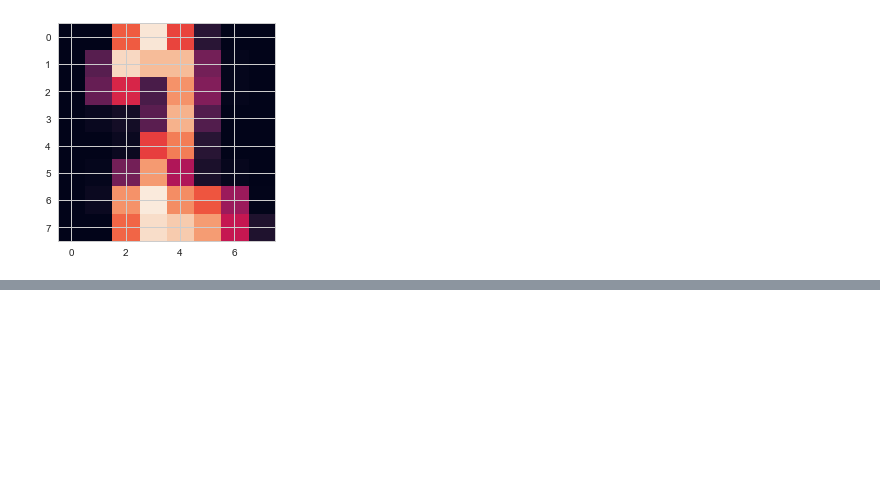
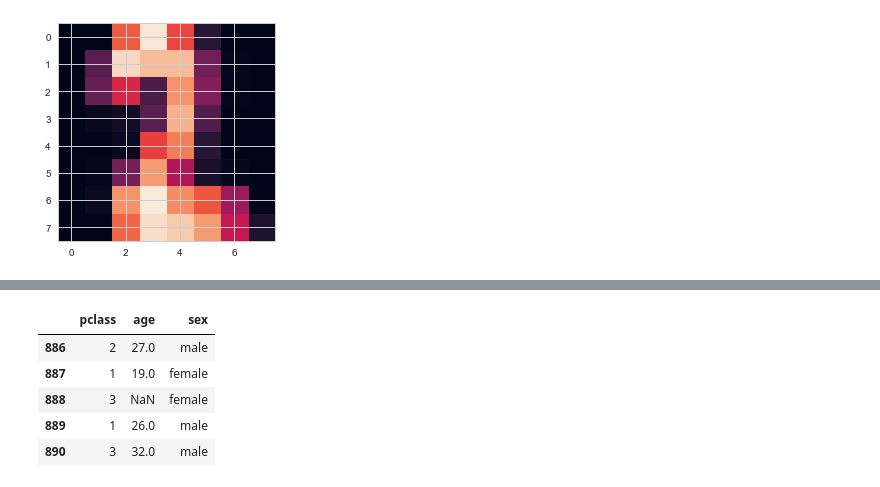
Before and after one commit to heemokyim/codingplace, a Jupyter notebook: fastcampus/dss/data_science/naive_bern_norm.ipynb, the cells around one changed output, grey strips where cells are left out. Cells and saved outputs as stored; diff of their text form; code cells hidden in the pictures; blank space fills up the shorter version.

```diff
--- a/fastcampus/dss/data_science/naive_bern_norm.ipynb
+++ b/fastcampus/dss/data_science/naive_bern_norm.ipynb
@@ -200,0 +414,13 @@ plt.imshow(tmp[2])
+# %%
+df = sns.load_dataset("titanic")
+feature_names = ["pclass", "age", "sex"]
+dfX = df[feature_names].copy()
+dfy = df["survived"].copy()
+dfX.tail()
+# %% [output]
+|  | pclass | age | sex |
+| 886 | 2 | 27.0 | male |
+| 887 | 1 | 19.0 | female |
+| 888 | 3 | NaN | female |
+| 889 | 1 | 26.0 | male |
+| 890 | 3 | 32.0 | male |
```
Also changed, not shown: parts of 23 cells of this notebook, 10 other files.
